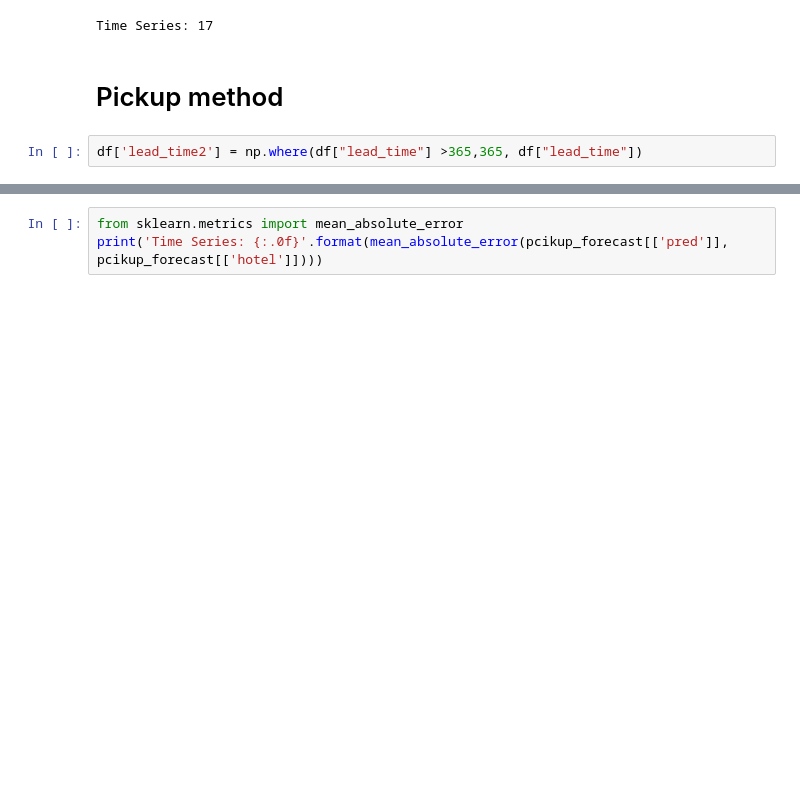
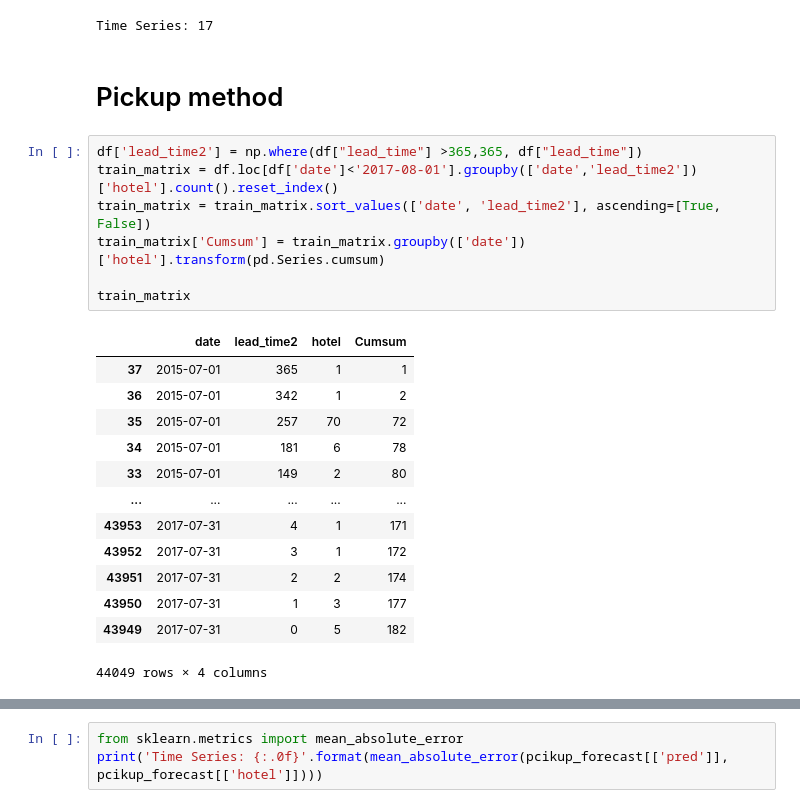
Before and after one commit to yuchenyeh/Machine-Learning-with-Python, a Jupyter notebook: demand_forecast.ipynb, the cells around one changed output, grey strips where cells are left out. Cells and saved outputs as stored; diff of their text form; blank space fills up the shorter version.

```diff
--- a/demand_forecast.ipynb
+++ b/demand_forecast.ipynb
@@ -434,6 +434,25 @@ print('Time Series: {:.0f}'.format(mean_absolute_error(test_df[['LSTM_Prediction
 Time Series: 17
 # %% [markdown]
 # Pickup method
-# %%
-df['lead_time2'] = np.where(df["lead_time"] >365,365, df["lead_time"])
+# %%
+df['lead_time2'] = np.where(df["lead_time"] >365,365, df["lead_time"])
+train_matrix = df.loc[df['date']<'2017-08-01'].groupby(['date','lead_time2'])['hotel'].count().reset_index()
+train_matrix = train_matrix.sort_values(['date', 'lead_time2'], ascending=[True, False])
+train_matrix['Cumsum'] = train_matrix.groupby(['date'])['hotel'].transform(pd.Series.cumsum)
+
+train_matrix
+# %% [output]
+|  | date | lead_time2 | hotel | Cumsum |
+| 37 | 2015-07-01 | 365 | 1 | 1 |
+| 36 | 2015-07-01 | 342 | 1 | 2 |
+| 35 | 2015-07-01 | 257 | 70 | 72 |
+| 34 | 2015-07-01 | 181 | 6 | 78 |
+| 33 | 2015-07-01 | 149 | 2 | 80 |
+| ... | ... | ... | ... | ... |
+| 43953 | 2017-07-31 | 4 | 1 | 171 |
+| 43952 | 2017-07-31 | 3 | 1 | 172 |
+| 43951 | 2017-07-31 | 2 | 2 | 174 |
+| 43950 | 2017-07-31 | 1 | 3 | 177 |
+| 43949 | 2017-07-31 | 0 | 5 | 182 |
+44049 rows × 4 columns
 # %%
```
Also changed, not shown: parts of 13 cells of this notebook, 1 other file.
